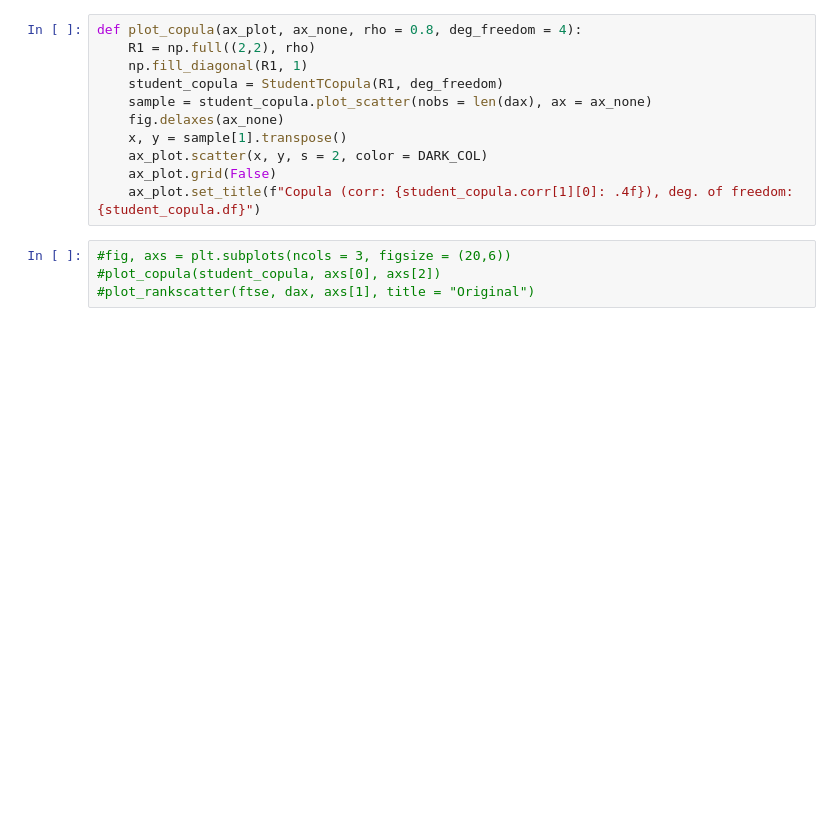
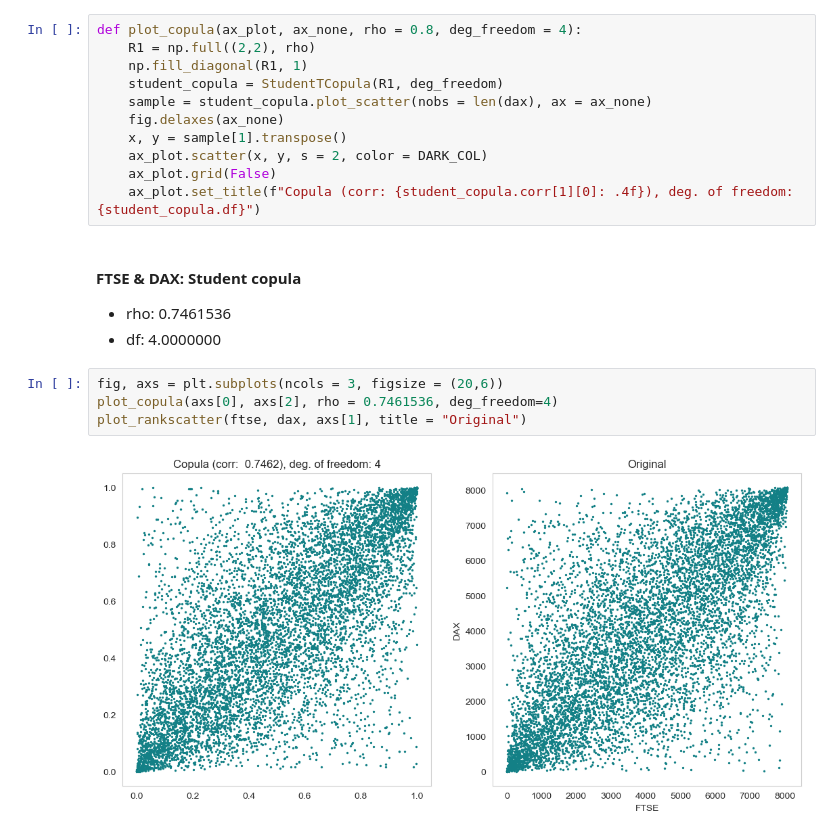
Before and after one commit to oskargirardin/QRM_Project, a Jupyter notebook: final_project.ipynb, the cells around one changed output. Saved outputs shown, nothing was run; the diff lists cells and outputs as text; blank space fills up the shorter version.

```diff
--- a/final_project.ipynb
+++ b/final_project.ipynb
@@ -458,7 +448,13 @@ def plot_copula(ax_plot, ax_none, rho = 0.8, deg_freedom = 4):
     ax_plot.scatter(x, y, s = 2, color = DARK_COL)
     ax_plot.grid(False)
     ax_plot.set_title(f"Copula (corr: {student_copula.corr[1][0]: .4f}), deg. of freedom: {student_copula.df}")
+# %% [markdown]
+#### FTSE & DAX: Student copula
+- rho: 0.7461536
+- df: 4.0000000
 # %%
-#fig, axs = plt.subplots(ncols = 3, figsize = (20,6))
-#plot_copula(student_copula, axs[0], axs[2])
-#plot_rankscatter(ftse, dax, axs[1], title = "Original")
+fig, axs = plt.subplots(ncols = 3, figsize = (20,6))
+plot_copula(axs[0], axs[2], rho = 0.7461536, deg_freedom=4)
+plot_rankscatter(ftse, dax, axs[1], title = "Original")
+# %% [output]
+[figure, added]
```
Also changed, not shown: parts of 10 cells of this notebook, 4 other files.
